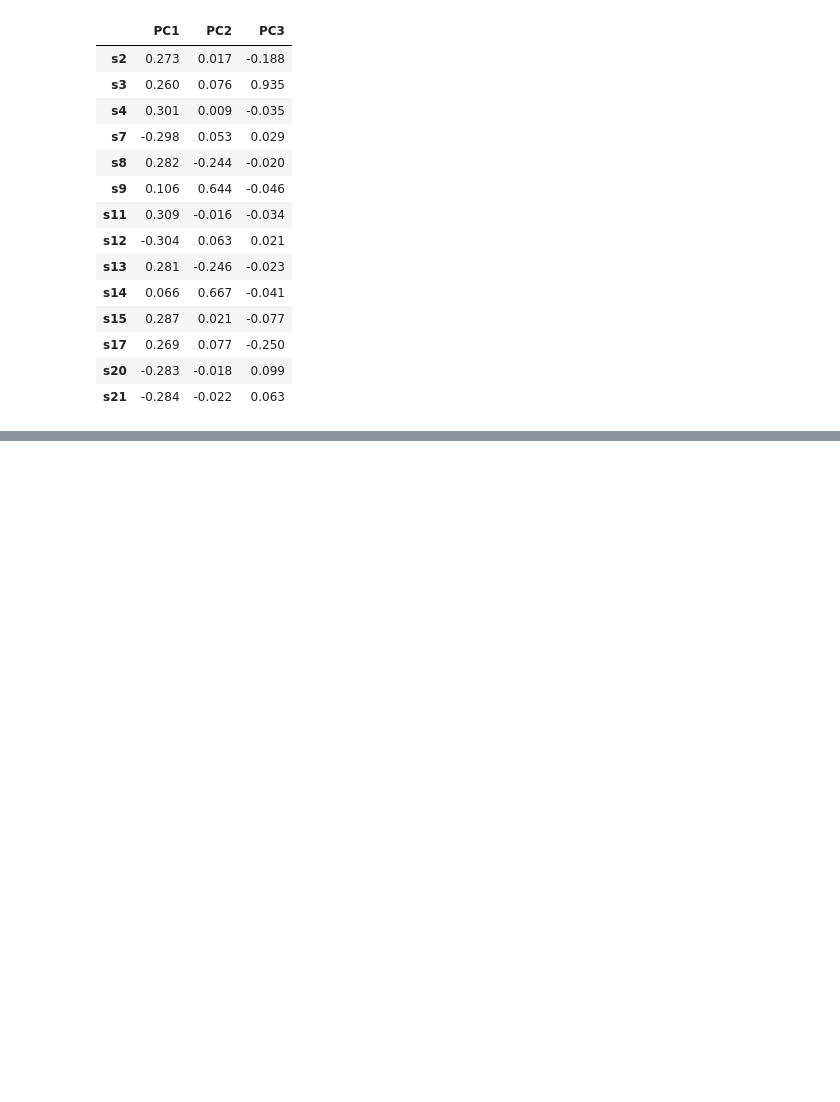
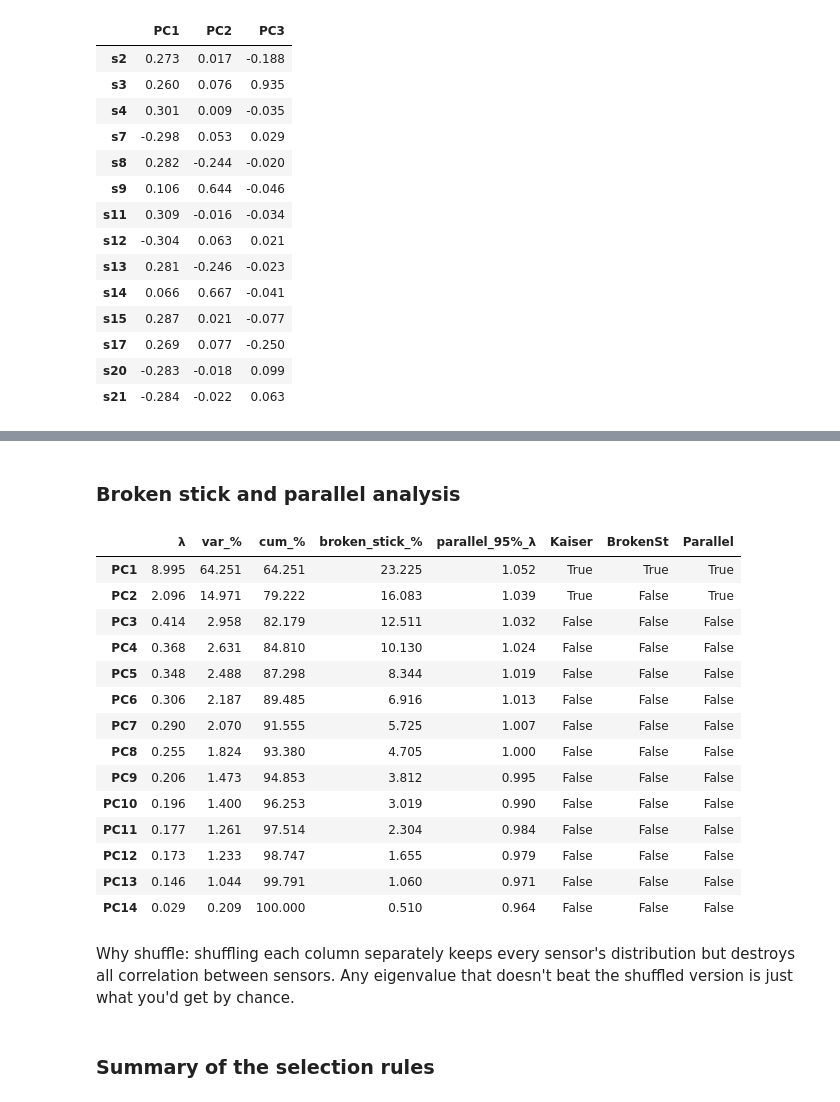
Before and after one commit to donald01johnson/mfda-exp8-pca-health, a Jupyter notebook: notebooks/exp8_pca_health.ipynb, the cells around one changed output, grey strips where cells are left out. Drawn from its saved outputs; the diff is of its cells as text; code cells hidden in the pictures; blank space fills up the shorter version.

```diff
--- a/notebooks/exp8_pca_health.ipynb
+++ b/notebooks/exp8_pca_health.ipynb
@@ -249,0 +295,42 @@ loadings.iloc[:, :3].round(3)
+# %% [markdown]
+### Broken stick and parallel analysis
+# %%
+# Broken stick
+b = np.array([np.sum(1 / np.arange(k, p + 1)) / p for k in range(1, p + 1)]) * 100
+
+# Parallel analysis: shuffle each column independently, recompute eigenvalues
+rng = np.random.default_rng(42)
+N_REP = 50
+lam_rand = np.empty((N_REP, p))
+for r in range(N_REP):
+    Zs = np.column_stack([rng.permutation(Z[:, j]) for j in range(p)])
+    lam_rand[r] = np.sort(np.linalg.eigvalsh((Zs.T @ Zs) / (n - 1)))[::-1]
+lam_95 = np.percentile(lam_rand, 95, axis=0)
+
+rules = pd.DataFrame({"λ": lam, "var_%": var_pct, "cum_%": cum_pct,
+                      "broken_stick_%": b, "parallel_95%_λ": lam_95},
+                     index=pc_names).round(3)
+rules["Kaiser"]   = lam > 1
+rules["BrokenSt"] = var_pct > b
+rules["Parallel"] = lam > lam_95
+rules
+# %% [output]
+|  | λ | var_% | cum_% | broken_stick_% | parallel_95%_λ | Kaiser | BrokenSt | Parallel |
+| PC1 | 8.995 | 64.251 | 64.251 | 23.225 | 1.052 | True | True | True |
+| PC2 | 2.096 | 14.971 | 79.222 | 16.083 | 1.039 | True | False | True |
+| PC3 | 0.414 | 2.958 | 82.179 | 12.511 | 1.032 | False | False | False |
+| PC4 | 0.368 | 2.631 | 84.810 | 10.130 | 1.024 | False | False | False |
+| PC5 | 0.348 | 2.488 | 87.298 | 8.344 | 1.019 | False | False | False |
+| PC6 | 0.306 | 2.187 | 89.485 | 6.916 | 1.013 | False | False | False |
+| PC7 | 0.290 | 2.070 | 91.555 | 5.725 | 1.007 | False | False | False |
+| PC8 | 0.255 | 1.824 | 93.380 | 4.705 | 1.000 | False | False | False |
+| PC9 | 0.206 | 1.473 | 94.853 | 3.812 | 0.995 | False | False | False |
+| PC10 | 0.196 | 1.400 | 96.253 | 3.019 | 0.990 | False | False | False |
+| PC11 | 0.177 | 1.261 | 97.514 | 2.304 | 0.984 | False | False | False |
+| PC12 | 0.173 | 1.233 | 98.747 | 1.655 | 0.979 | False | False | False |
+| PC13 | 0.146 | 1.044 | 99.791 | 1.060 | 0.971 | False | False | False |
+| PC14 | 0.029 | 0.209 | 100.000 | 0.510 | 0.964 | False | False | False |
+# %% [markdown]
+Why shuffle: shuffling each column separately keeps every sensor's distribution but destroys all correlation between sensors. Any eigenvalue that doesn't beat the shuffled version is just what you'd get by chance.
+# %% [markdown]
+### Summary of the selection rules
```
Also changed, not shown: parts of 12 cells of this notebook, 1 other file.
